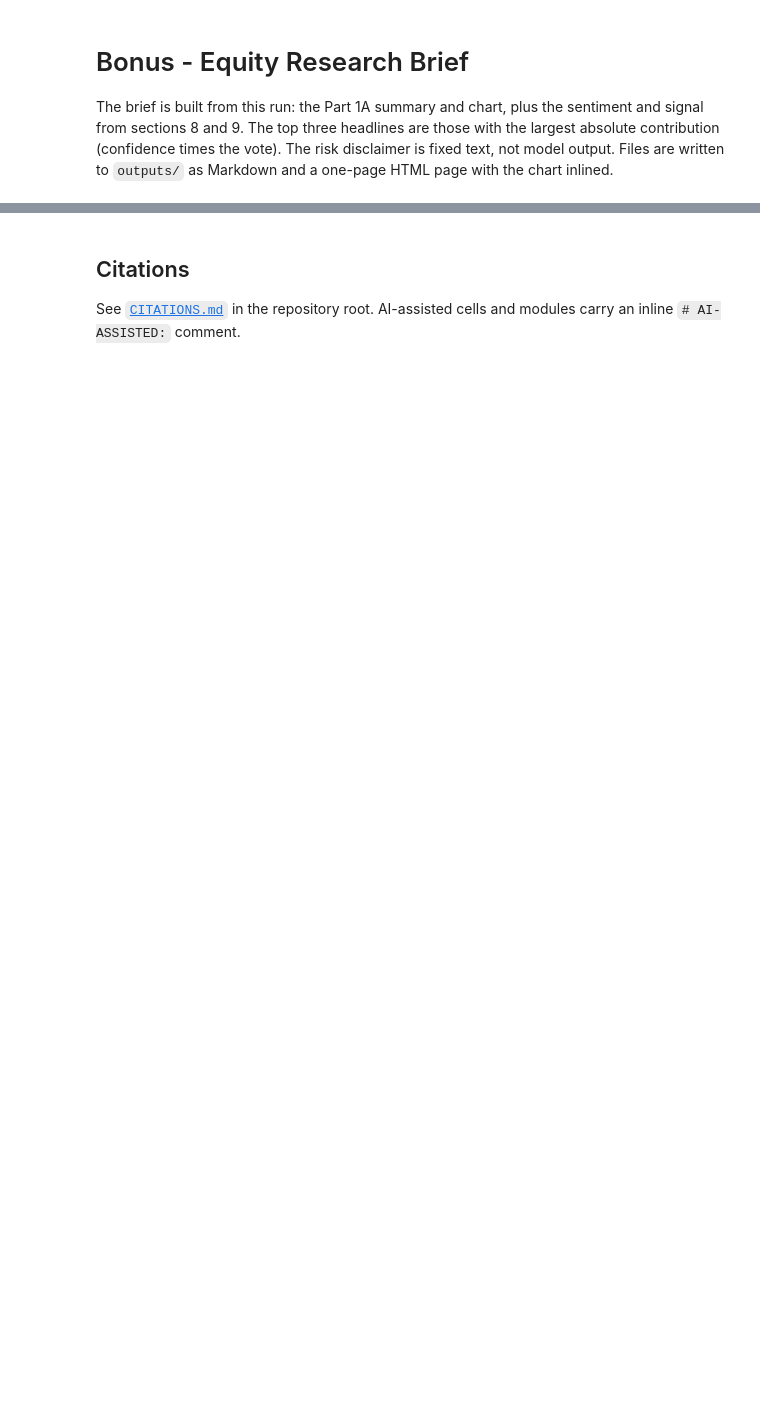
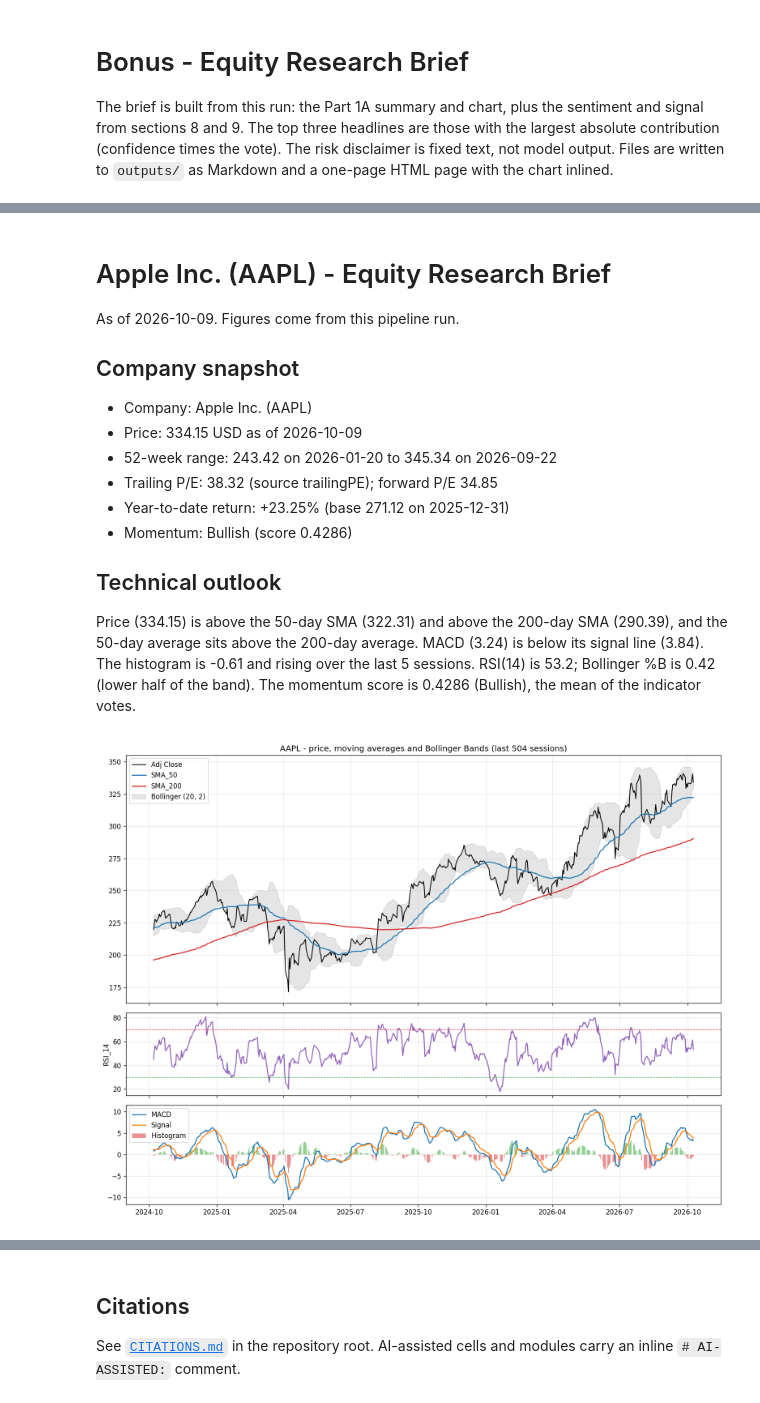
Before and after one commit to GimsaraK/CDAZZDEV-MLE-Gimsara_Elgiriyage, a Jupyter notebook: task1_financial/task1_equity_research.ipynb, the cells around one changed output, grey strips where cells are left out. Cells and saved outputs as stored; diff of their text form; code cells hidden in the pictures; blank space fills up the shorter version.

Commit message:
Polished documentation and reran task 1

```diff
--- a/task1_financial/task1_equity_research.ipynb
+++ b/task1_financial/task1_equity_research.ipynb
@@ -890,0 +855,49 @@ This brief is an automated first-pass summary produced for a technical assessmen
+# %%
+# AI-ASSISTED: Claude Code (claude-sonnet-5.5), Prompt: 'why isnt the image not displayed here', Date: 2026-10-09
+
+# Show the saved brief. This cell only reads files from outputs/, so it also runs on its own.
+import re
+import sys
+from pathlib import Path
+
+from IPython.display import Image, Markdown, display
+
+# Find the repo root (the first folder upwards that contains task1_financial/src, or the Colab clone).
+_here = Path.cwd().resolve()
+for _root in (_here, *_here.parents, Path("/content/CDAZZDEV-MLE-Gimsara_Elgiriyage")):
+    if (_root / "task1_financial" / "src").exists():
+        break
+if str(_root) not in sys.path:
+    sys.path.insert(0, str(_root))
+from task1_financial.src import config
+
+brief_path = config.OUTPUTS_DIR / config.BRIEF_MARKDOWN_TEMPLATE.format(ticker=config.TICKER)
+chart_file = config.OUTPUTS_DIR / config.CHART_OUTPUT_TEMPLATE.format(ticker=config.TICKER)
+text = brief_path.read_text(encoding="utf-8")
+# The brief links the chart by a path relative to outputs/. That works for the .md file, but a notebook
+# output cannot load a local file by relative path (Colab and GitHub show a broken image). So the Markdown
+# is split at the image line and the chart is shown as an embedded PNG in its place.
+# re.split with one capture group returns [before, image line, after].
+parts = re.split(r"^(!\[[^\]]*\]\([^)]+\))$", text, maxsplit=1, flags=re.MULTILINE)
+display(Markdown(parts[0]))
+if len(parts) == 3:
+    display(Image(filename=str(chart_file), width=900))
+    display(Markdown(parts[2]))
+# %% [output]
+# Apple Inc. (AAPL) - Equity Research Brief
+
+As of 2026-10-09. Figures come from this pipeline run.
+
+## Company snapshot
+
+- Company: Apple Inc. (AAPL)
+- Price: 334.15 USD as of 2026-10-09
+- 52-week range: 243.42 on 2026-01-20 to 345.34 on 2026-09-22
+- Trailing P/E: 38.32 (source trailingPE); forward P/E 34.85
+- Year-to-date return: +23.25% (base 271.12 on 2025-12-31)
+- Momentum: Bullish (score 0.4286)
+
+## Technical outlook
+
+Price (334.15) is above the 50-day SMA (322.31) and above the 200-day SMA (290.39), and the 50-day average sits above the 200-day average. MACD (3.24) is below its signal line (3.84). The histogram is -0.61 and rising over the last 5 sessions. RSI(14) is 53.2; Bollinger %B is 0.42 (lower half of the band). The momentum score is 0.4286 (Bullish), the mean of the indicator votes.
+[figure, added]
```
Also changed, not shown: parts of 22 cells of this notebook, 12 other files.
